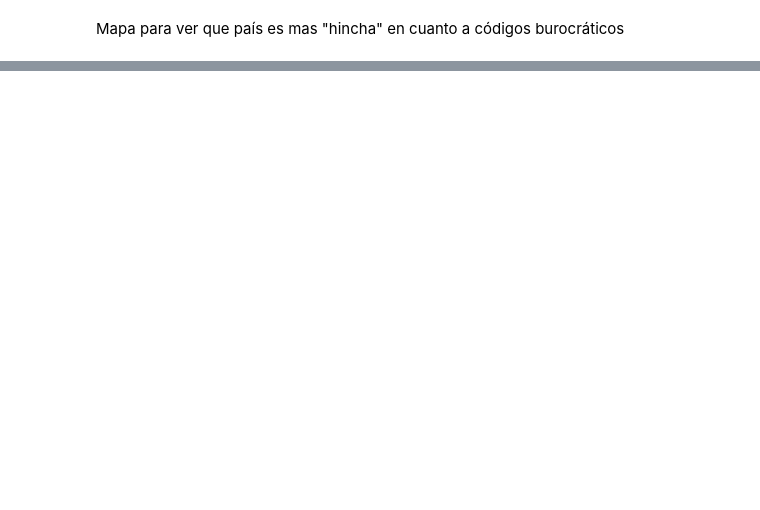
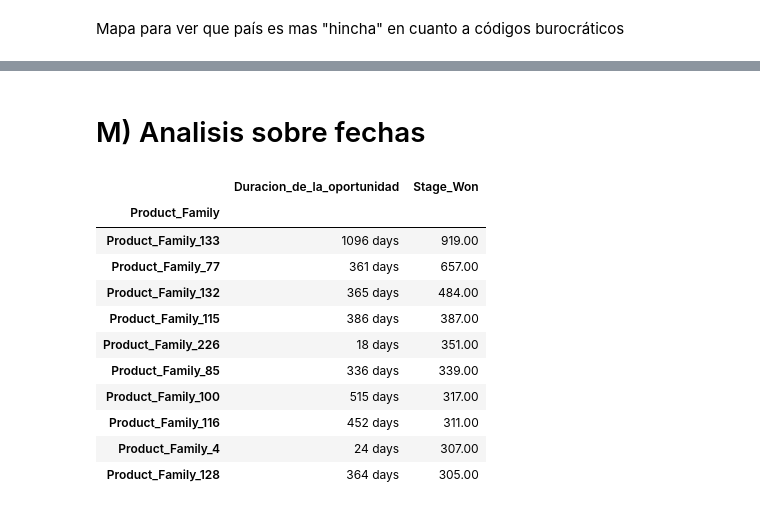
Before and after one commit to FerFabbiano/tp1-OrganizacionDeDatos, a Jupyter notebook: TP1_OrgaDeDatos.ipynb, the cells around one changed output, grey strips where cells are left out. Cells and saved outputs as stored; diff of their text form; code cells hidden in the pictures; blank space fills up the shorter version.

Commit message:
Comienzo analisis segun fechas

```diff
--- a/TP1_OrgaDeDatos.ipynb
+++ b/TP1_OrgaDeDatos.ipynb
@@ -1068,0 +1002,35 @@ plt.savefig('visuChalennge.jpg')
+# %% [markdown]
+# M) Analisis sobre fechas
+# %%
+# HIPOTESIS: A mayor tiempo de entrega menor es el porcentaje de exito de la oportunidad.
+
+# Me copio en una aux el DataFrame.
+segun_fechas = entrenamientoDf
+
+# Cambie el Planned_Delivery_Start_Date de type object a datetime.
+segun_fechas["Planned_Delivery_Start_Date"]= pd.to_datetime(segun_fechas["Planned_Delivery_Start_Date"])
+
+# Cambie el Planned_Delivery_End_Date de type object a datetime.
+segun_fechas["Planned_Delivery_End_Date"]= pd.to_datetime(segun_fechas["Planned_Delivery_End_Date"])
+
+segun_fechas["Duracion_de_la_oportunidad"] = segun_fechas["Planned_Delivery_End_Date"] - segun_fechas["Planned_Delivery_Start_Date"]
+
+# Me quedo con los casos ganados
+segun_fechas["Stage_Won"] = segun_fechas["Stage"] == "Closed Won"
+
+# Agrupo por Familia de Producto y fechas de planeado entrega inicial y final.
+segun_fechas_familia = segun_fechas.groupby("Product_Family").agg({"Duracion_de_la_oportunidad" : "max", "Stage_Won" : "sum"}).drop_duplicates()
+segun_fechas_familia.nlargest(10, "Stage_Won")
+# %% [output]
+|  | Duracion_de_la_oportunidad | Stage_Won |
+| Product_Family |  |  |
+| Product_Family_133 | 1096 days | 919.00 |
+| Product_Family_77 | 361 days | 657.00 |
+| Product_Family_132 | 365 days | 484.00 |
+| Product_Family_115 | 386 days | 387.00 |
+| Product_Family_226 | 18 days | 351.00 |
+| Product_Family_85 | 336 days | 339.00 |
+| Product_Family_100 | 515 days | 317.00 |
+| Product_Family_116 | 452 days | 311.00 |
+| Product_Family_4 | 24 days | 307.00 |
+| Product_Family_128 | 364 days | 305.00 |
```
Also changed, not shown: parts of 23 cells of this notebook.
